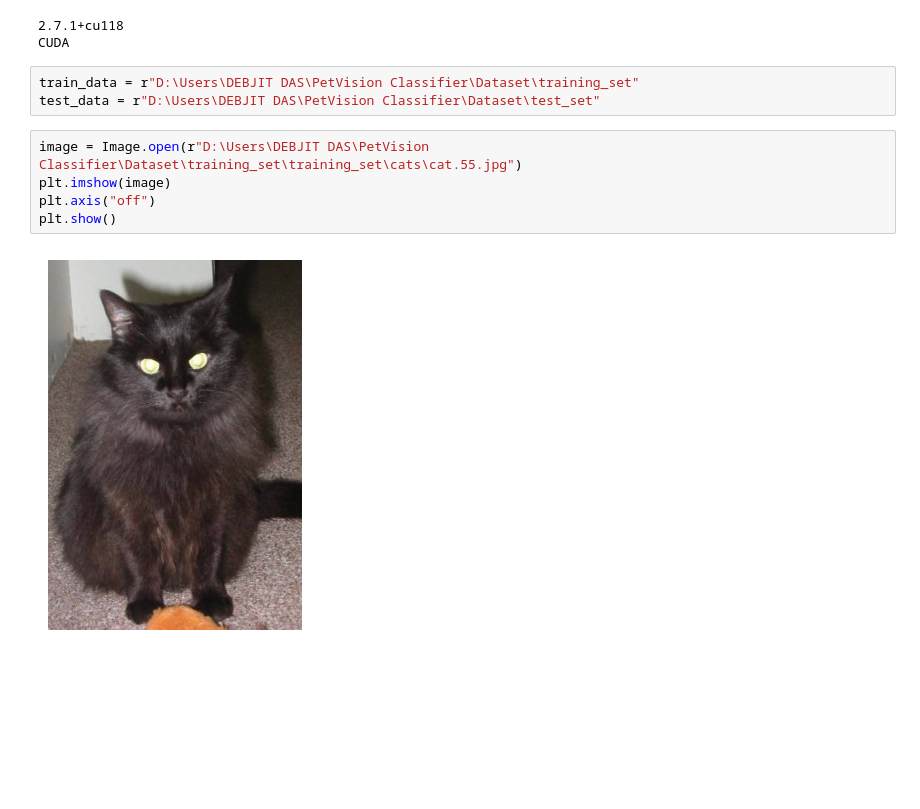
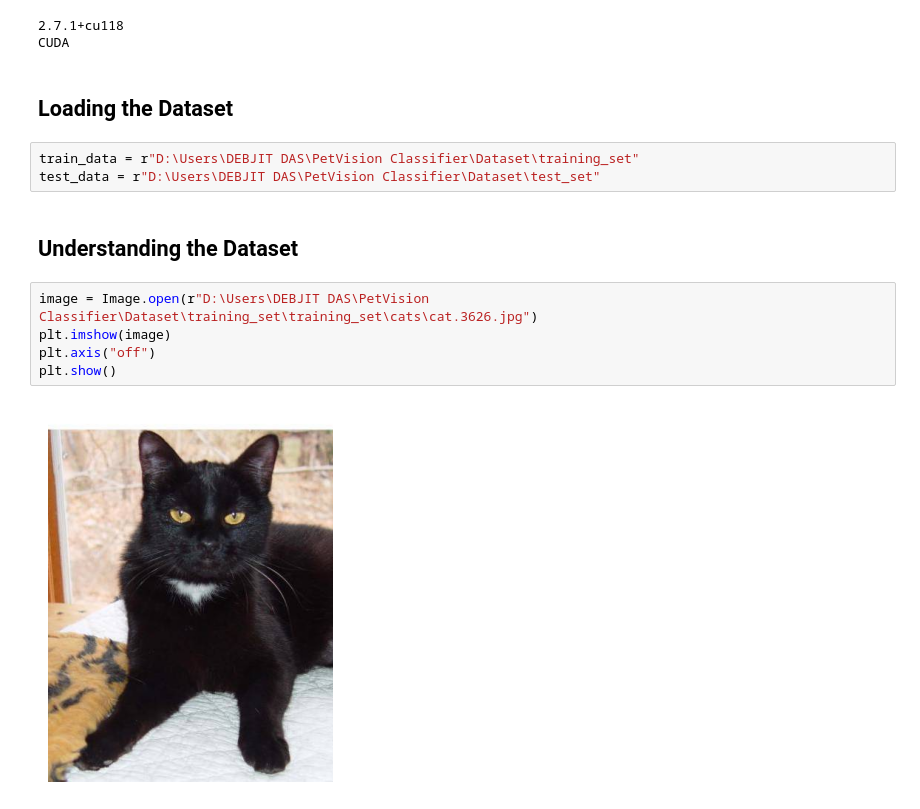
Before and after one commit to debjit11/PetVision, a Jupyter notebook: main.ipynb, the cells around one changed output. Cells and saved outputs as stored; diff of their text form; blank space fills up the shorter version.

```diff
--- a/main.ipynb
+++ b/main.ipynb
@@ -10,13 +10,17 @@ print(device)
 # %% [output]
 2.7.1+cu118
 CUDA
+# %% [markdown]
+## Loading the Dataset
 # %%
 train_data = r"D:\Users\DEBJIT DAS\PetVision Classifier\Dataset\training_set"
 test_data = r"D:\Users\DEBJIT DAS\PetVision Classifier\Dataset\test_set"
+# %% [markdown]
+## Understanding the Dataset
 # %%
-image = Image.open(r"D:\Users\DEBJIT DAS\PetVision Classifier\Dataset\training_set\training_set\cats\cat.55.jpg")
+image = Image.open(r"D:\Users\DEBJIT DAS\PetVision Classifier\Dataset\training_set\training_set\cats\cat.3626.jpg")
 plt.imshow(image)
 plt.axis("off")
 plt.show()
 # %% [output]
-[figure, old version]
+[figure, new version]
```
